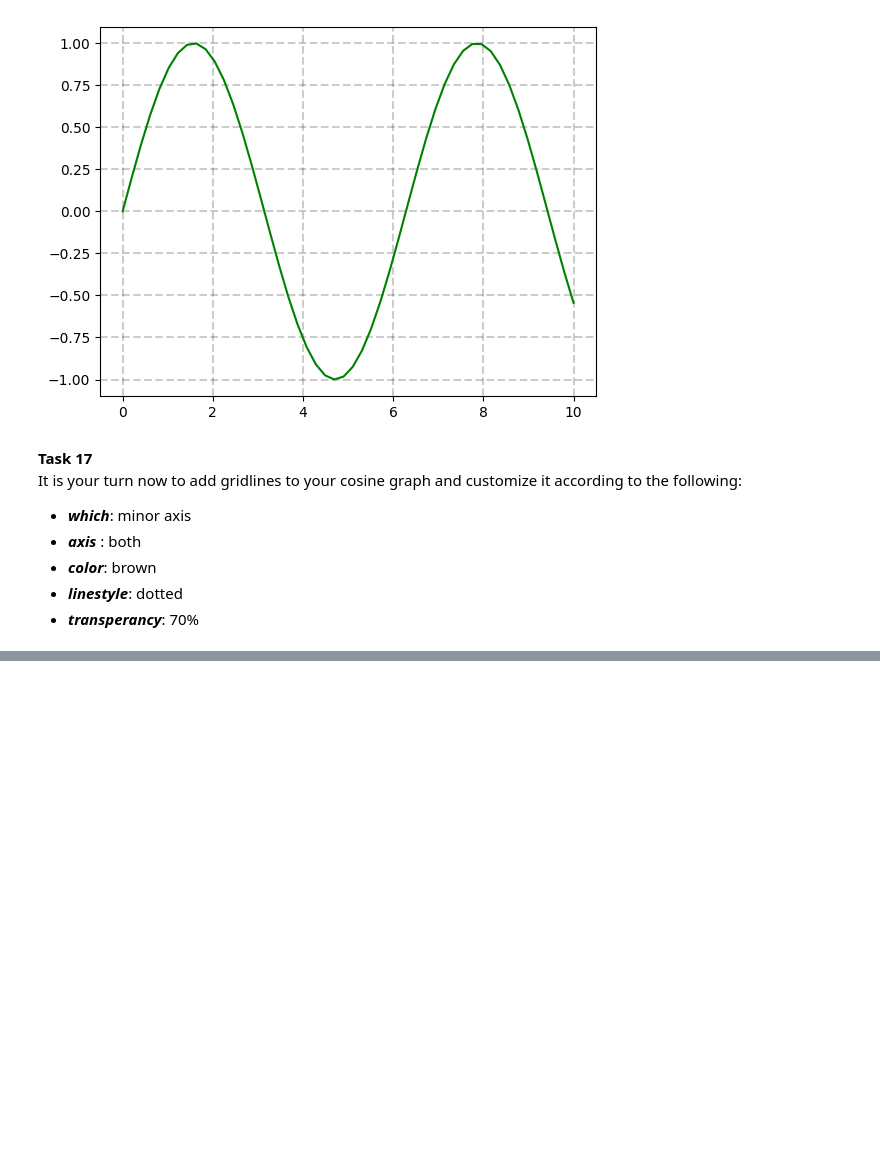
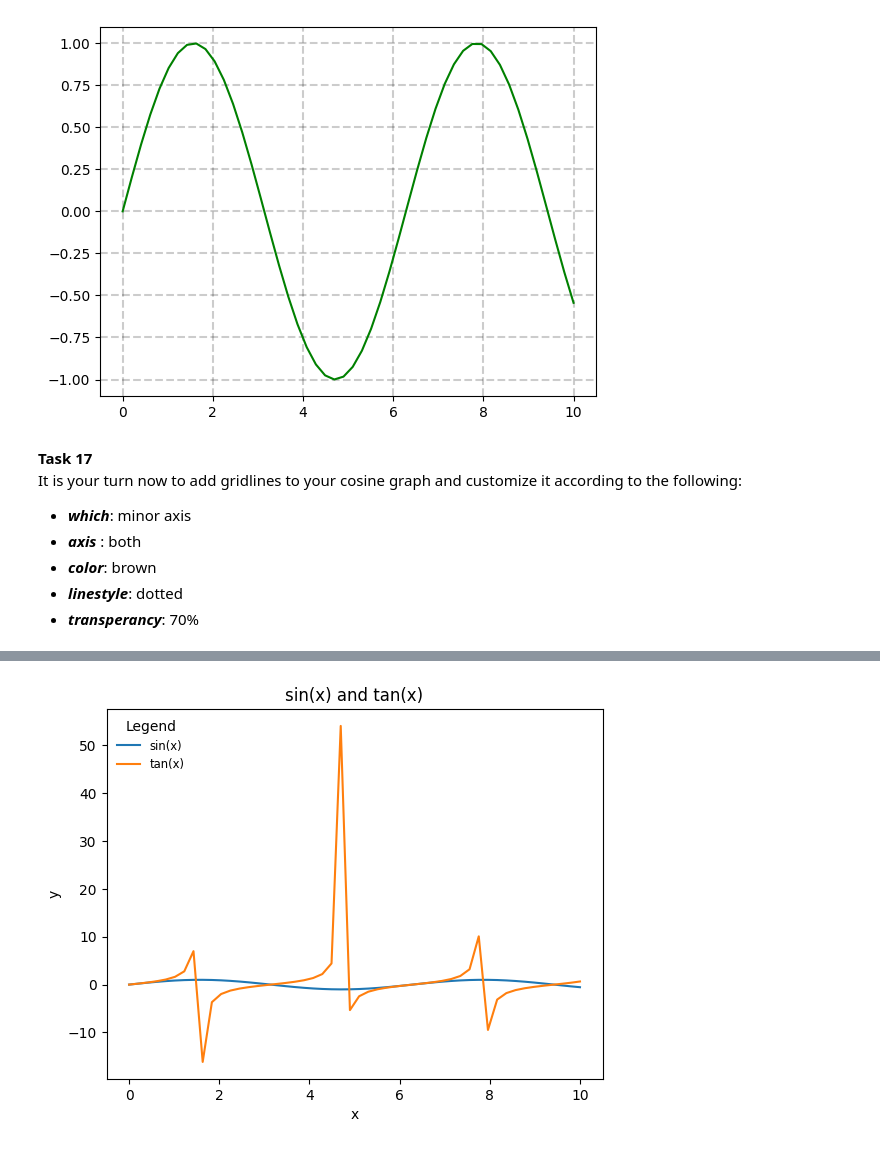
Before and after one commit to AhmadAlsaadi/ENCH320-Numpy, a Jupyter notebook: Matplotlib.ipynb, the cells around one changed output, grey strips where cells are left out. Cells and saved outputs as stored; diff of their text form; code cells hidden in the pictures; blank space fills up the shorter version.

```diff
--- a/Matplotlib.ipynb
+++ b/Matplotlib.ipynb
@@ -381,0 +417,15 @@ x
+# %%
+import matplotlib.pyplot as plt
+import numpy as np
+x=np.linspace(0,10)
+y1=np.sin(x)
+y2=np.tan(x)
+plt.plot(x,y1,label="sin(x)")
+plt.plot(x,y2,label="tan(x)")
+plt.title("sin(x) and tan(x)")
+plt.xlabel("x")
+plt.ylabel("y")
+plt.legend(loc='upper left', title='Legend', fontsize='small', frameon=False,ncols=1)
+plt.show()
+# %% [output]
+[figure, added]
```
Also changed, not shown: parts of 16 cells of this notebook.
